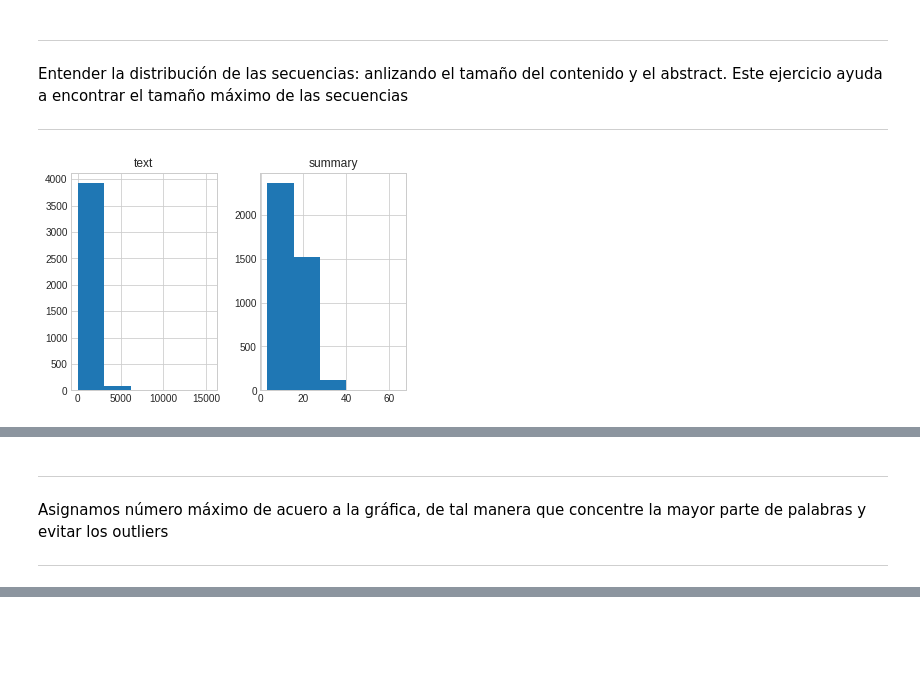
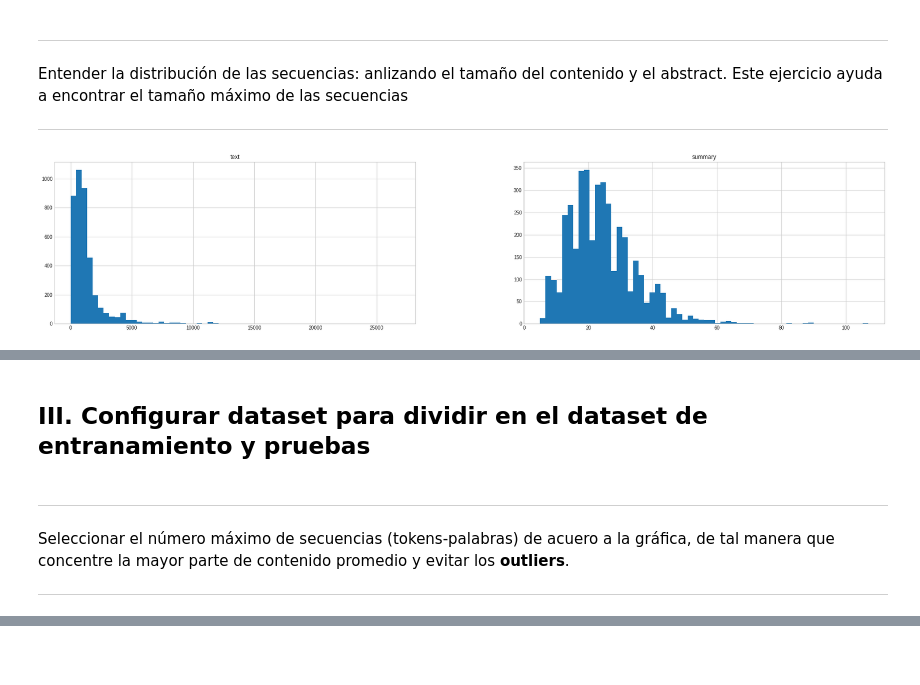
Before and after one commit to miltonpalacin/uni_09_nlp, a Jupyter notebook: 03.sumarizacion_sq2sq.ipynb, the cells around one changed output, grey strips where cells are left out. Saved outputs shown, nothing was run; the diff lists cells and outputs as text; code cells hidden in the pictures.

```diff
--- a/03.sumarizacion_sq2sq.ipynb
+++ b/03.sumarizacion_sq2sq.ipynb
@@ -88,4 +65,0 @@ Filas con valores nulos: 36
-# %%
-# Eliminar registros que contienen valores nulos
-dataset_base.dropna(inplace=True)
-print("Dimensiones:", dataset_base.shape)
@@ -129,22 +90,22 @@ ___
 Entender la distribución de las secuencias: anlizando el tamaño del contenido y el abstract. Este ejercicio ayuda a encontrar el tamaño máximo de las secuencias
 ___
 # %%
+%%time
 text_count = []
 summary_count = []
 
 
 for sent in dataset_base.content_for_summary:
     text_count.append(len(sent.split()))
 for sent in dataset_base.abstract_for_summary:
     summary_count.append(len(sent.split()))
 
 # Crear dataset para graficar histograma
 graph_df = pd.DataFrame()
-graph_df['text']=text_count
+graph_df['content']=text_count
 graph_df['summary']=summary_count
 
-plt.figure(figsize=(4,5))
-graph_df.hist(bins = 30)
+graph_df.hist(bins = 60, figsize=(30,6))
 plt.show()
 # %% [output]
-[figure, old version]
+[figure, new version]
@@ -151,6 +114,8 @@ plt.show()
+# %% [markdown]
+## III. Configurar dataset para dividir en el dataset de entranamiento y pruebas
 # %% [markdown]
 ___
-Asignamos número máximo de acuero a la gráfica, de tal manera que concentre la mayor parte de palabras y evitar los outliers
+Seleccionar el número máximo de secuencias (tokens-palabras) de acuero a la gráfica, de tal manera que concentre la mayor parte de contenido promedio y evitar los **outliers**.
 ___
 # %%
 %%time
```
Also changed, not shown: parts of 32 cells of this notebook, 3 other files.
